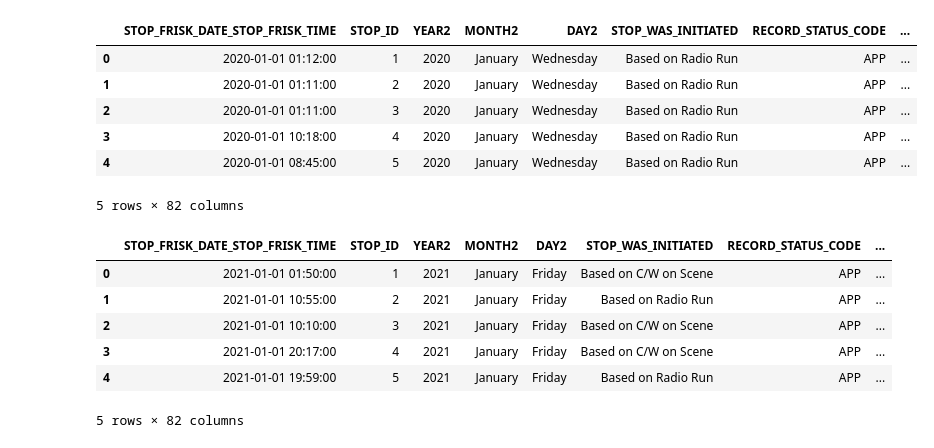
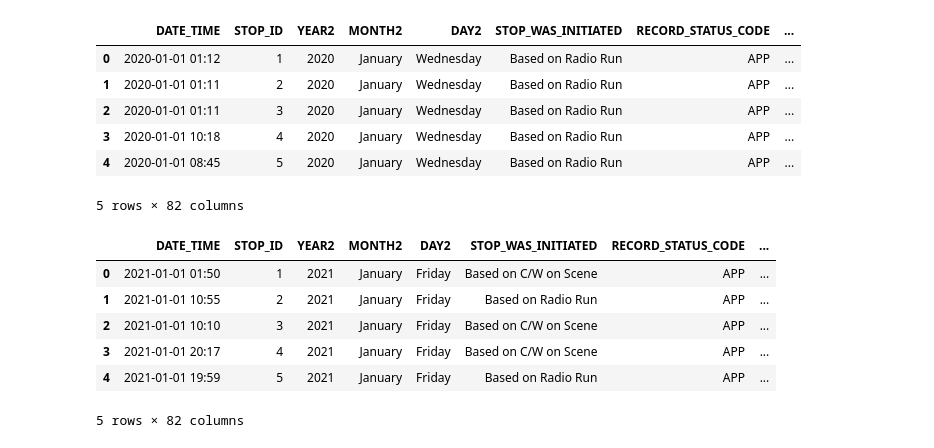
Before and after one commit to casanave/stop_and_frisk_categorical_modeling, a Jupyter notebook: stop_and_frisk_categorical.ipynb, the cells around one changed output. Saved outputs shown, nothing was run; the diff lists cells and outputs as text; code cells hidden in the pictures.

```diff
--- a/stop_and_frisk_categorical.ipynb
+++ b/stop_and_frisk_categorical.ipynb
@@ -1,2 +1,7 @@
 # %%
 import pandas as pd
+# %%
+# a small function to remove the seconds
+def format_twenty_and_nineteen(date):
+    date = date[:-3]
+    return date
@@ -35,23 +58,27 @@ df_19.head()
 5 rows × 82 columns
 # %%
 df_20 = pd.read_csv('raw_data/SF_2020.csv.gz')
+df_20.rename({'STOP_FRISK_DATE_STOP_FRISK_TIME' : 'DATE_TIME'}, axis = 1, inplace = True)
+df_20['DATE_TIME'] = df_20['DATE_TIME'].map(format_twenty_and_nineteen)
 df_20.head()
 # %% [output]
-|  | STOP_FRISK_DATE_STOP_FRISK_TIME | STOP_ID | YEAR2 | MONTH2 | DAY2 | STOP_WAS_INITIATED | RECORD_STATUS_CODE | ... |
-| 0 | 2020-01-01 01:12:00 | 1 | 2020 | January | Wednesday | Based on Radio Run | APP | ... |
-| 1 | 2020-01-01 01:11:00 | 2 | 2020 | January | Wednesday | Based on Radio Run | APP | ... |
-| 2 | 2020-01-01 01:11:00 | 3 | 2020 | January | Wednesday | Based on Radio Run | APP | ... |
-| 3 | 2020-01-01 10:18:00 | 4 | 2020 | January | Wednesday | Based on Radio Run | APP | ... |
-| 4 | 2020-01-01 08:45:00 | 5 | 2020 | January | Wednesday | Based on Radio Run | APP | ... |
+|  | DATE_TIME | STOP_ID | YEAR2 | MONTH2 | DAY2 | STOP_WAS_INITIATED | RECORD_STATUS_CODE | ... |
+| 0 | 2020-01-01 01:12 | 1 | 2020 | January | Wednesday | Based on Radio Run | APP | ... |
+| 1 | 2020-01-01 01:11 | 2 | 2020 | January | Wednesday | Based on Radio Run | APP | ... |
+| 2 | 2020-01-01 01:11 | 3 | 2020 | January | Wednesday | Based on Radio Run | APP | ... |
+| 3 | 2020-01-01 10:18 | 4 | 2020 | January | Wednesday | Based on Radio Run | APP | ... |
+| 4 | 2020-01-01 08:45 | 5 | 2020 | January | Wednesday | Based on Radio Run | APP | ... |
 5 rows × 82 columns
 # %%
 df_21 = pd.read_csv('raw_data/SF_2021.csv.gz')
+df_21.rename({'STOP_FRISK_DATE_STOP_FRISK_TIME' : 'DATE_TIME'}, axis = 1, inplace = True)
+df_21['DATE_TIME'] = df_21['DATE_TIME'].map(format_twenty_and_nineteen)
 df_21.head()
 # %% [output]
-|  | STOP_FRISK_DATE_STOP_FRISK_TIME | STOP_ID | YEAR2 | MONTH2 | DAY2 | STOP_WAS_INITIATED | RECORD_STATUS_CODE | ... |
-| 0 | 2021-01-01 01:50:00 | 1 | 2021 | January | Friday | Based on C/W on Scene | APP | ... |
-| 1 | 2021-01-01 10:55:00 | 2 | 2021 | January | Friday | Based on Radio Run | APP | ... |
-| 2 | 2021-01-01 10:10:00 | 3 | 2021 | January | Friday | Based on C/W on Scene | APP | ... |
-| 3 | 2021-01-01 20:17:00 | 4 | 2021 | January | Friday | Based on C/W on Scene | APP | ... |
-| 4 | 2021-01-01 19:59:00 | 5 | 2021 | January | Friday | Based on Radio Run | APP | ... |
+|  | DATE_TIME | STOP_ID | YEAR2 | MONTH2 | DAY2 | STOP_WAS_INITIATED | RECORD_STATUS_CODE | ... |
+| 0 | 2021-01-01 01:50 | 1 | 2021 | January | Friday | Based on C/W on Scene | APP | ... |
+| 1 | 2021-01-01 10:55 | 2 | 2021 | January | Friday | Based on Radio Run | APP | ... |
+| 2 | 2021-01-01 10:10 | 3 | 2021 | January | Friday | Based on C/W on Scene | APP | ... |
+| 3 | 2021-01-01 20:17 | 4 | 2021 | January | Friday | Based on C/W on Scene | APP | ... |
+| 4 | 2021-01-01 19:59 | 5 | 2021 | January | Friday | Based on Radio Run | APP | ... |
 5 rows × 82 columns
```
Also changed, not shown: parts of 5 cells of this notebook.
